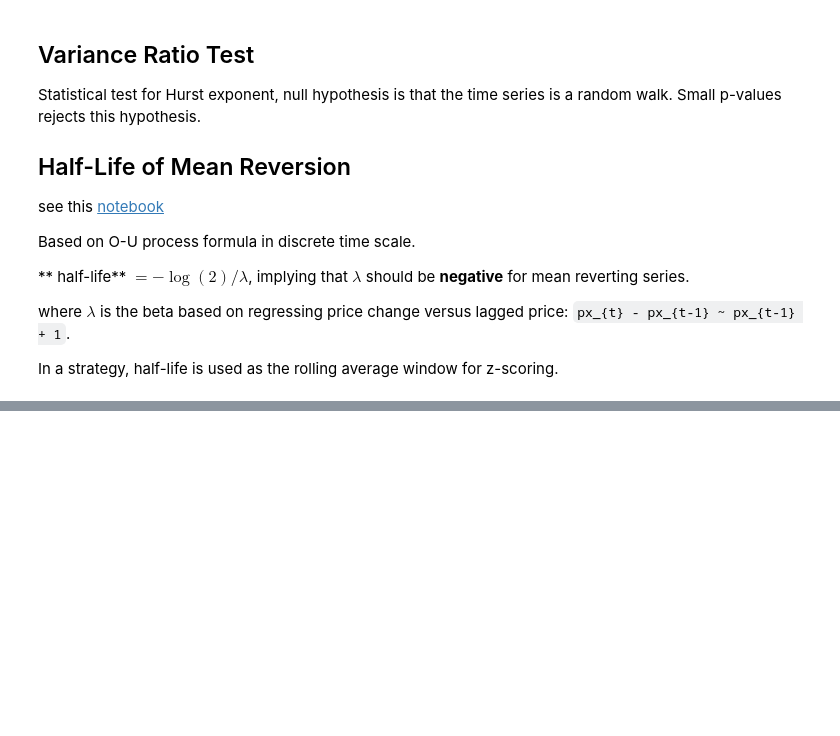
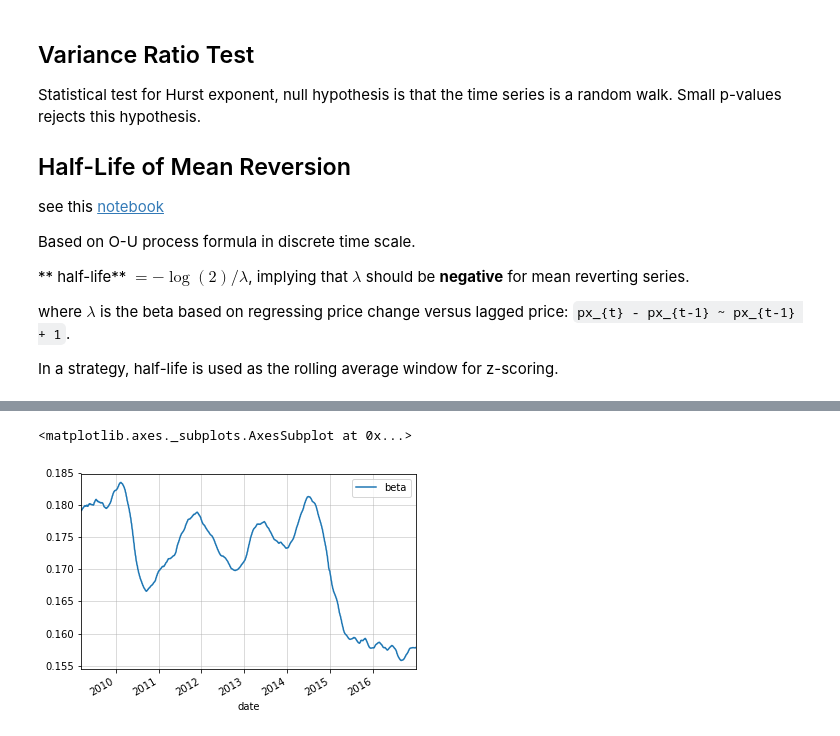
Before and after one commit to esvhd/notes, a Jupyter notebook: finance/strategies.ipynb, the cells around one changed output, grey strips where cells are left out. Saved outputs shown, nothing was run; the diff lists cells and outputs as text; code cells hidden in the pictures; blank space fills up the shorter version.

```diff
--- a/finance/strategies.ipynb
+++ b/finance/strategies.ipynb
@@ -161,0 +239,19 @@ see this [notebook](\../notebooks/git/notebooks/python/time_series.ipynb) for mo
+# %%
+n = len(df)
+window = 22*6
+beta = []
+for i in range(n-window):
+    d = df.iloc[i:i+window, :]
+    m = sm.ols('cad ~ nok - 1', data=d).fit()
+    b = m.params[0]
+    ind = d.index[-1]
+    beta.append((ind, b))
+# %%
+betas = pd.DataFrame.from_records(beta, columns=['date', 'beta'])
+# %%
+betas.set_index('date', inplace=True)
+# %%
+betas.plot()
+# %% [output]
+<matplotlib.axes._subplots.AxesSubplot at 0x...>
+[figure, added]
```
Also changed, not shown: parts of 25 cells of this notebook, 1 other file.
